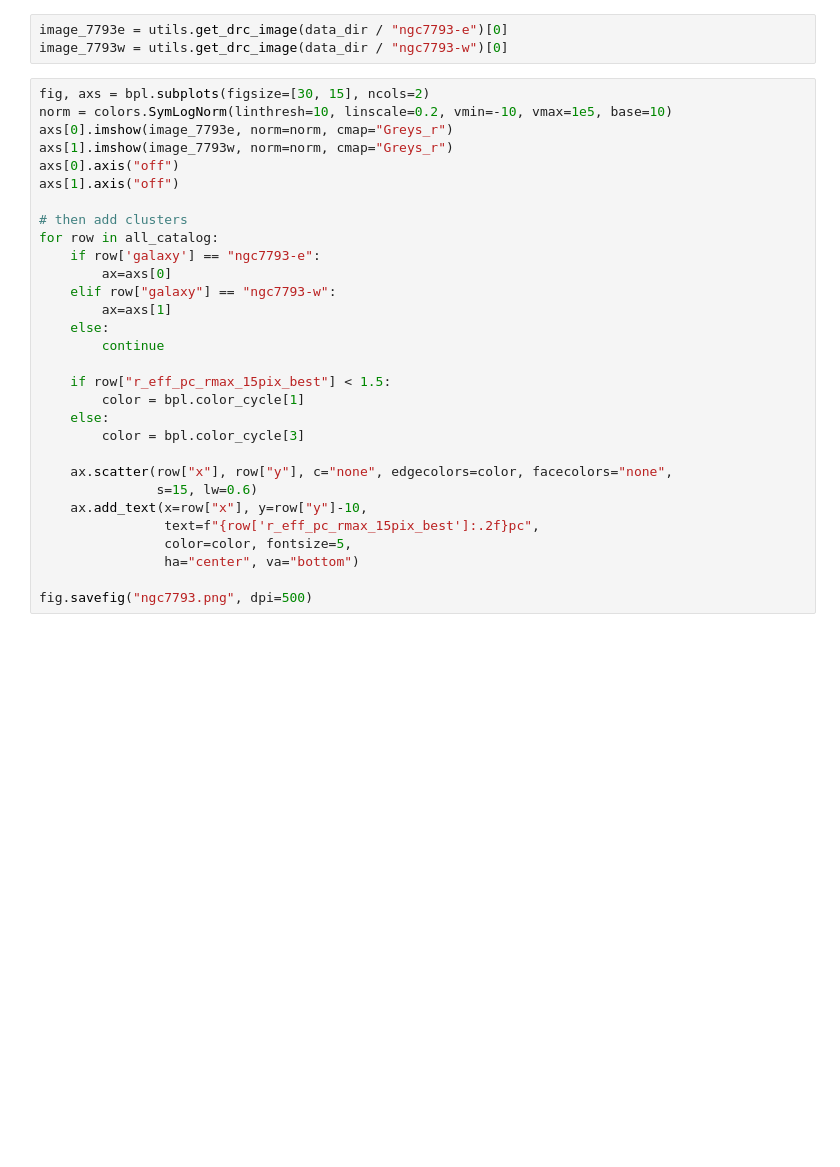
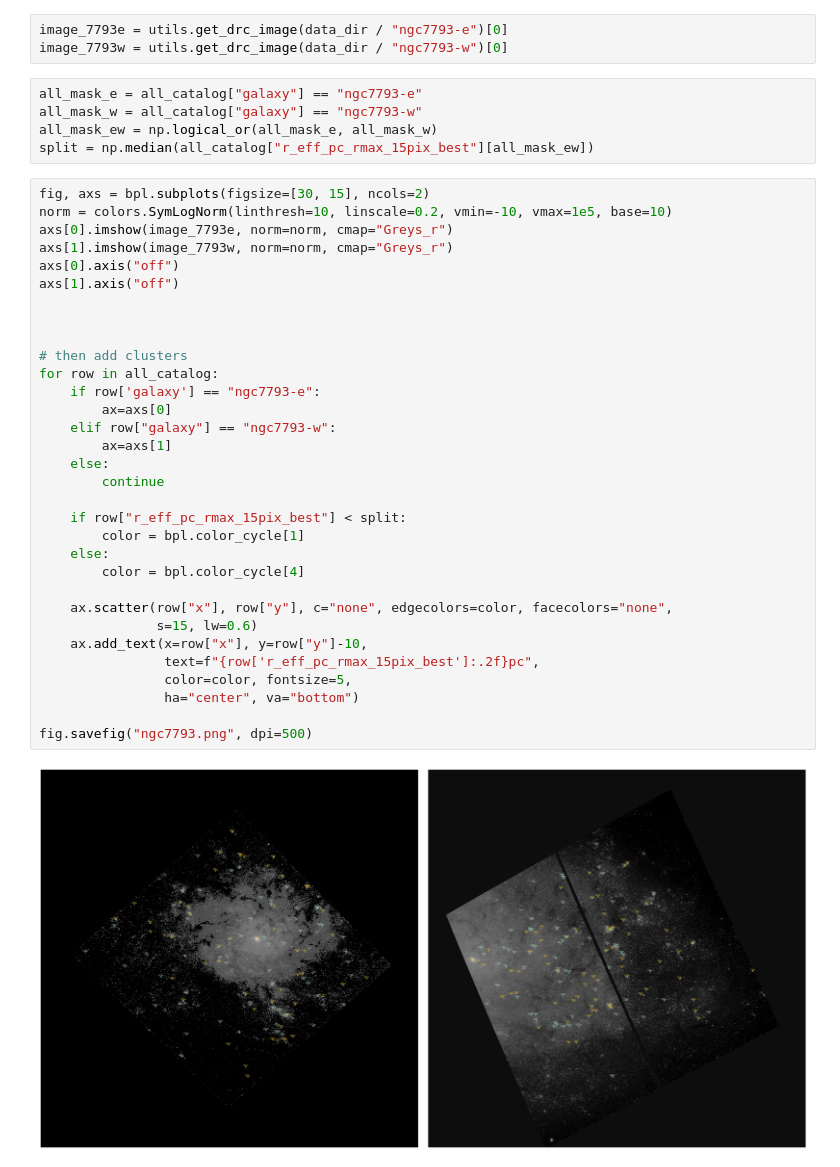
Before and after one commit to gillenbrown/LEGUS-sizes, a Jupyter notebook: testing/ngc7793.ipynb, the cells around one changed output. Saved outputs shown, nothing was run; the diff lists cells and outputs as text; blank space fills up the shorter version.

```diff
--- a/testing/ngc7793.ipynb
+++ b/testing/ngc7793.ipynb
@@ -238,33 +238,42 @@ ax.legend(loc=2, frameon=False)
 # %%
 image_7793e = utils.get_drc_image(data_dir / "ngc7793-e")[0]
 image_7793w = utils.get_drc_image(data_dir / "ngc7793-w")[0]
+# %%
+all_mask_e = all_catalog["galaxy"] == "ngc7793-e"
+all_mask_w = all_catalog["galaxy"] == "ngc7793-w"
+all_mask_ew = np.logical_or(all_mask_e, all_mask_w)
+split = np.median(all_catalog["r_eff_pc_rmax_15pix_best"][all_mask_ew])
 # %%
 fig, axs = bpl.subplots(figsize=[30, 15], ncols=2)
 norm = colors.SymLogNorm(linthresh=10, linscale=0.2, vmin=-10, vmax=1e5, base=10)
 axs[0].imshow(image_7793e, norm=norm, cmap="Greys_r")
 axs[1].imshow(image_7793w, norm=norm, cmap="Greys_r")
 axs[0].axis("off")
 axs[1].axis("off")
+
+
 
 # then add clusters
 for row in all_catalog:
     if row['galaxy'] == "ngc7793-e":
         ax=axs[0]
     elif row["galaxy"] == "ngc7793-w":
         ax=axs[1]
     else:
         continue
 
-    if row["r_eff_pc_rmax_15pix_best"] < 1.5:
+    if row["r_eff_pc_rmax_15pix_best"] < split:
         color = bpl.color_cycle[1]
     else:
-        color = bpl.color_cycle[3]
+        color = bpl.color_cycle[4]
 
     ax.scatter(row["x"], row["y"], c="none", edgecolors=color, facecolors="none",
                s=15, lw=0.6)
     ax.add_text(x=row["x"], y=row["y"]-10,
                 text=f"{row['r_eff_pc_rmax_15pix_best']:.2f}pc",
                 color=color, fontsize=5,
                 ha="center", va="bottom")
 
 fig.savefig("ngc7793.png", dpi=500)
+# %% [output]
+[figure, added]
```
Also changed, not shown: parts of 1 cell of this notebook, 1 other file.
